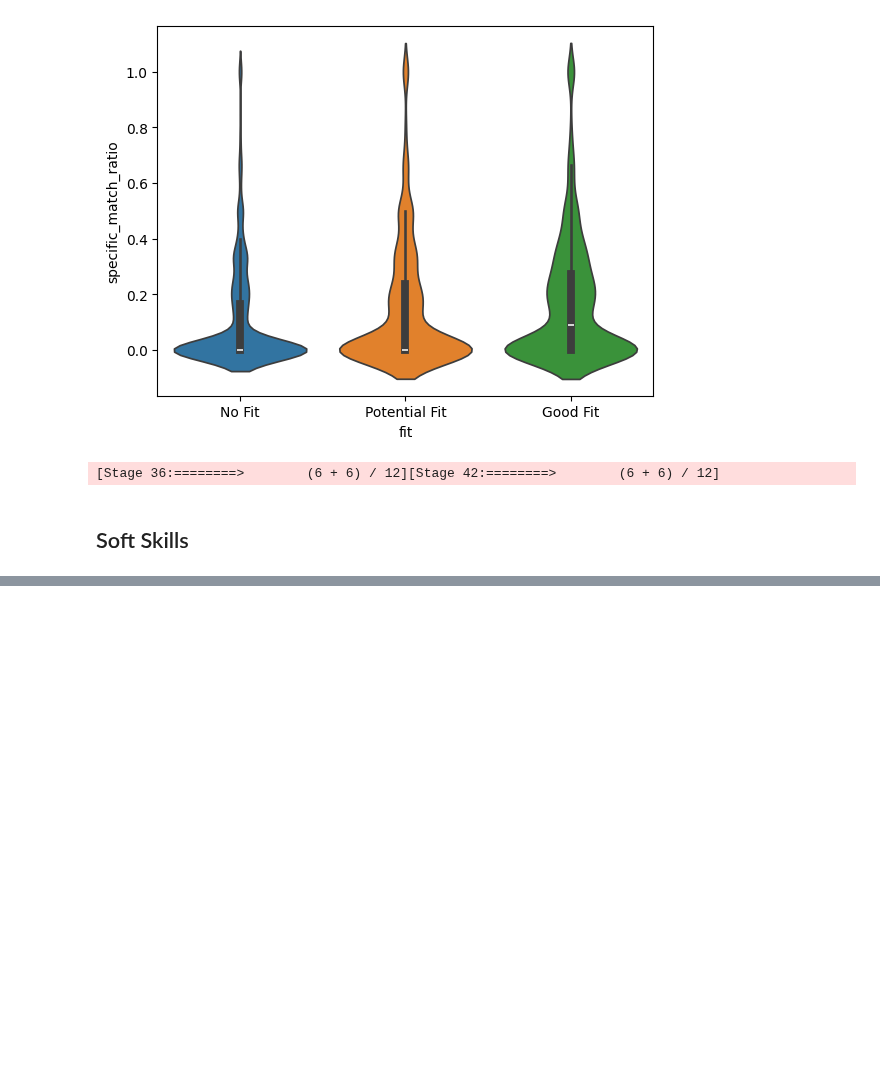
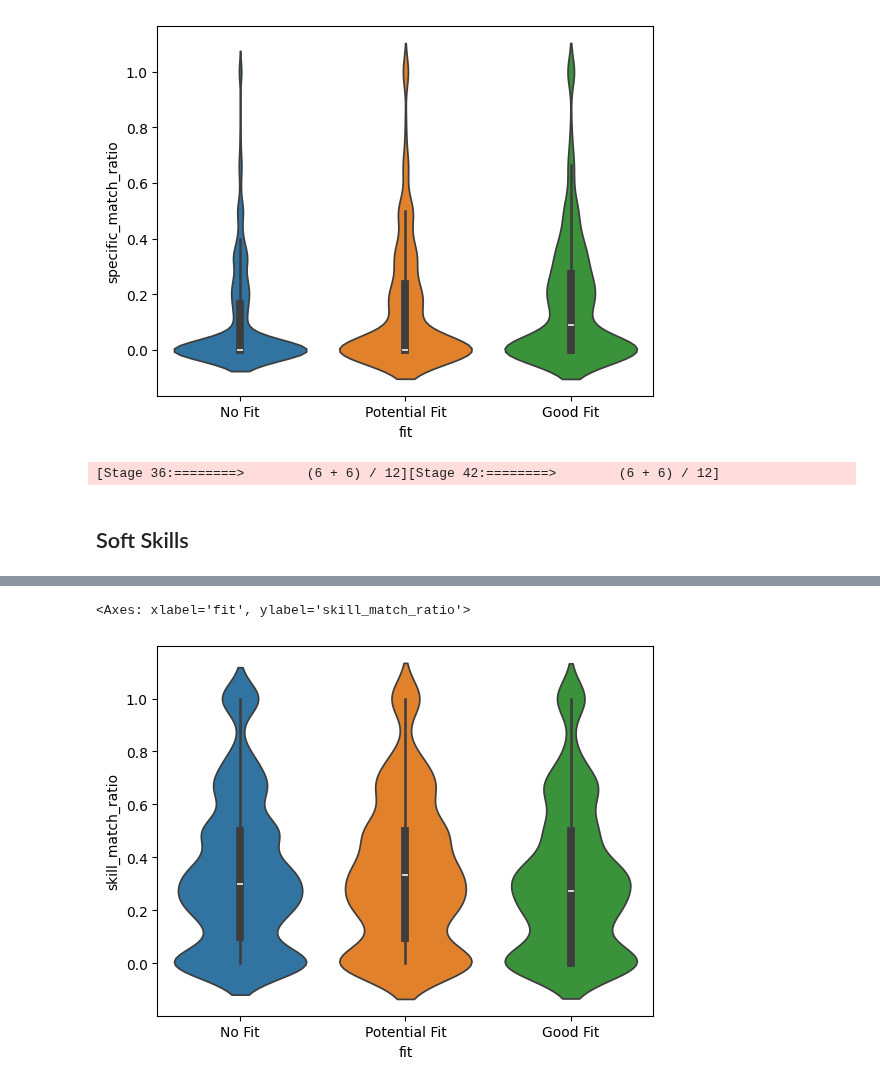
Before and after one commit to YeOldMan23/jobmirror, a Jupyter notebook: data-processing-silver-skills.ipynb, the cells around one changed output, grey strips where cells are left out. Drawn from its saved outputs; the diff is of its cells as text; code cells hidden in the pictures; blank space fills up the shorter version.

```diff
--- a/data-processing-silver-skills.ipynb
+++ b/data-processing-silver-skills.ipynb
@@ -952,0 +902,5 @@ Driver stacktrace:)
+# %%
+sns.violinplot(data=df_soft_skills_pd, x='fit', y='skill_match_ratio', hue='fit')
+# %% [output]
+<Axes: xlabel='fit', ylabel='skill_match_ratio'>
+[figure, added]
```
Also changed, not shown: parts of 16 cells of this notebook.
